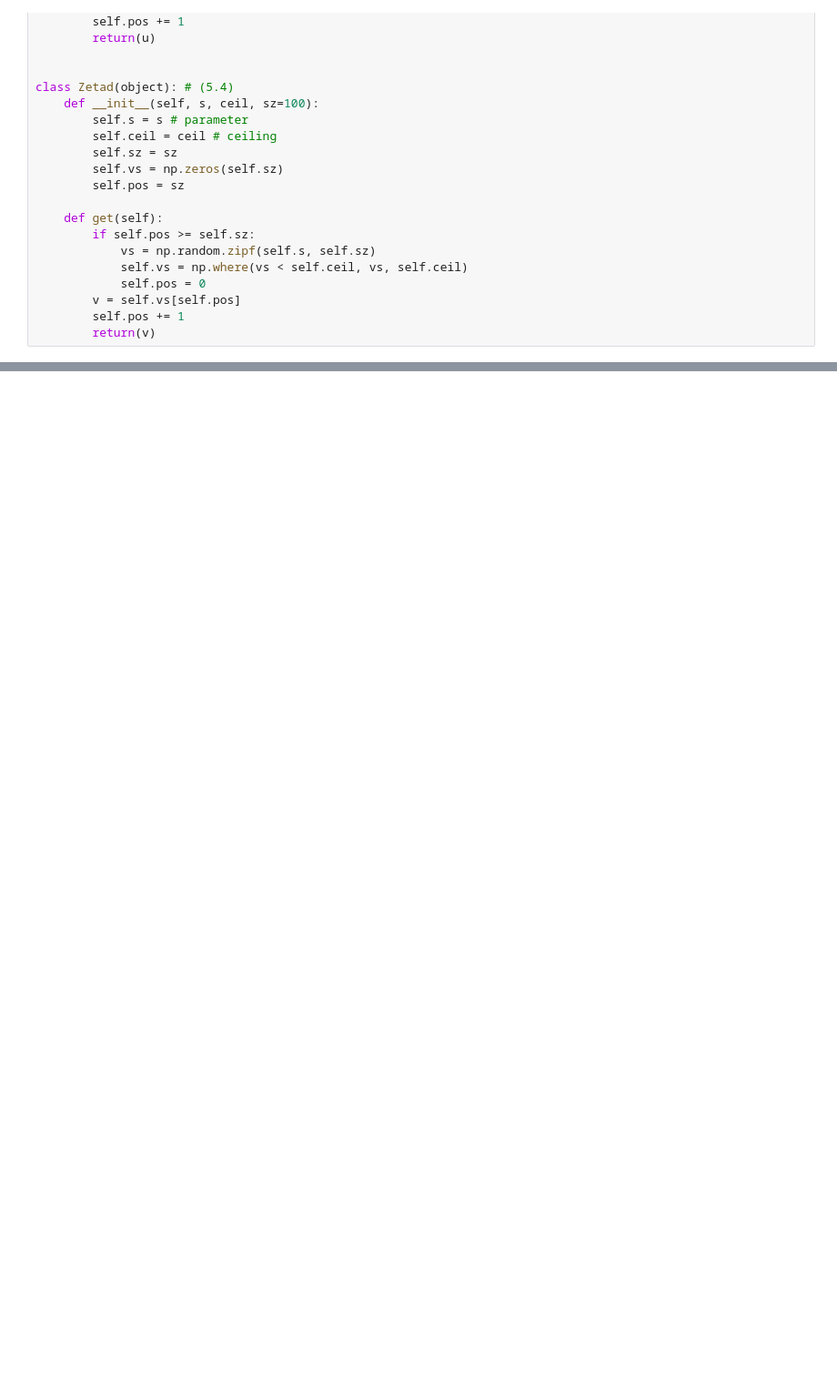
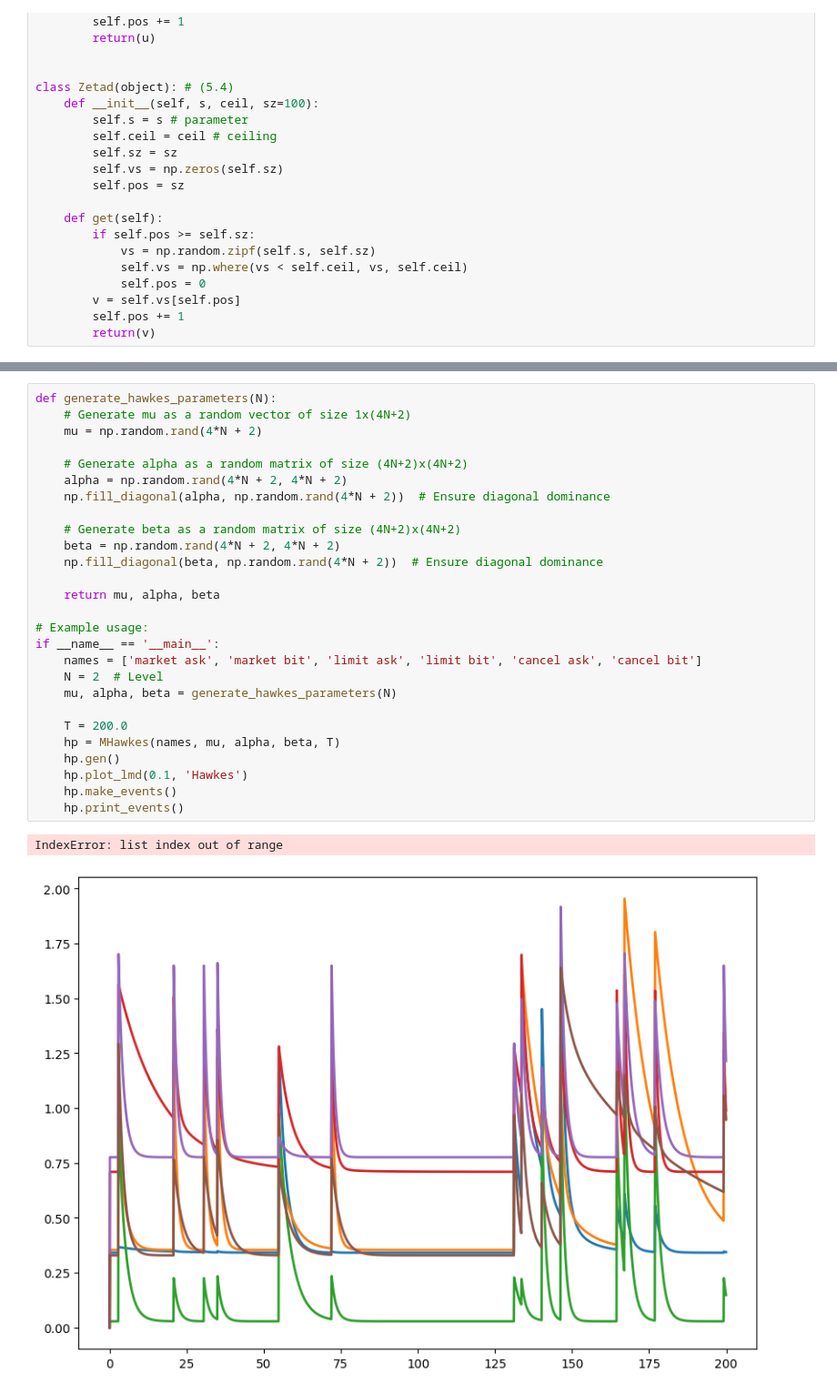
Before and after one commit to japanipsystem/Test, a Jupyter notebook: 0625_mhawkes.ipynb, the cells around one changed output, grey strips where cells are left out. Shown: that part at 91% size. Saved outputs shown, nothing was run; the diff lists cells and outputs as text; blank space fills up the shorter version.

```diff
--- a/0625_mhawkes.ipynb
+++ b/0625_mhawkes.ipynb
@@ -243 +288,31 @@ if __name__ == '__main__':
+# %%
+def generate_hawkes_parameters(N):
+    # Generate mu as a random vector of size 1x(4N+2)
+    mu = np.random.rand(4*N + 2)
+
+    # Generate alpha as a random matrix of size (4N+2)x(4N+2)
+    alpha = np.random.rand(4*N + 2, 4*N + 2)
+    np.fill_diagonal(alpha, np.random.rand(4*N + 2))  # Ensure diagonal dominance
+
+    # Generate beta as a random matrix of size (4N+2)x(4N+2)
+    beta = np.random.rand(4*N + 2, 4*N + 2)
+    np.fill_diagonal(beta, np.random.rand(4*N + 2))  # Ensure diagonal dominance
+
+    return mu, alpha, beta
+
+# Example usage:
+if __name__ == '__main__':
+    names = ['market ask', 'market bit', 'limit ask', 'limit bit', 'cancel ask', 'cancel bit']
+    N = 2  # Level
+    mu, alpha, beta = generate_hawkes_parameters(N)
+
+    T = 200.0
+    hp = MHawkes(names, mu, alpha, beta, T)
+    hp.gen()
+    hp.plot_lmd(0.1, 'Hawkes')
+    hp.make_events()
+    hp.print_events()
+# %% [output]
+IndexError: list index out of range
+[figure, added]
 # %%
```
Also changed, not shown: parts of 6 cells of this notebook.
